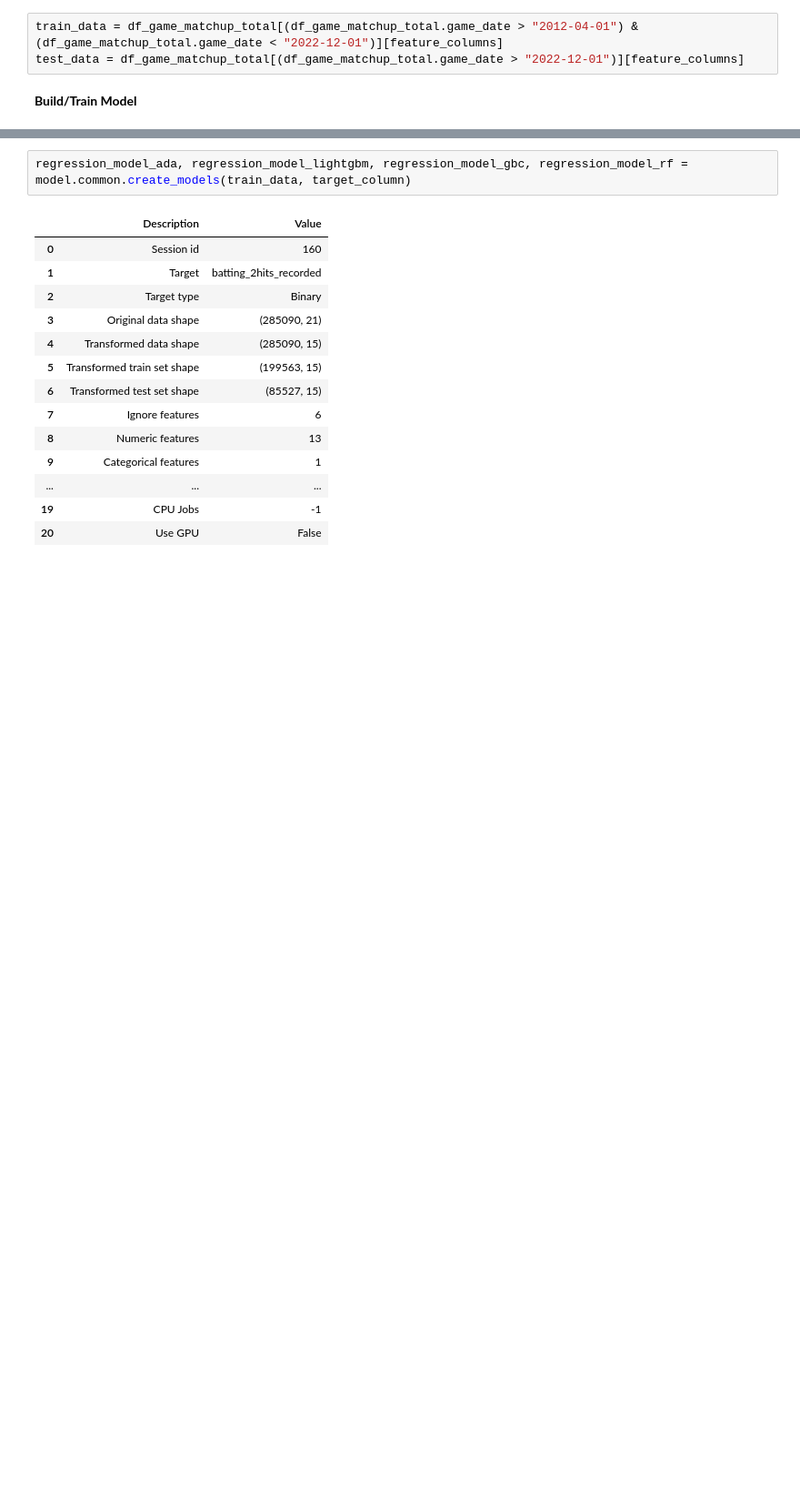
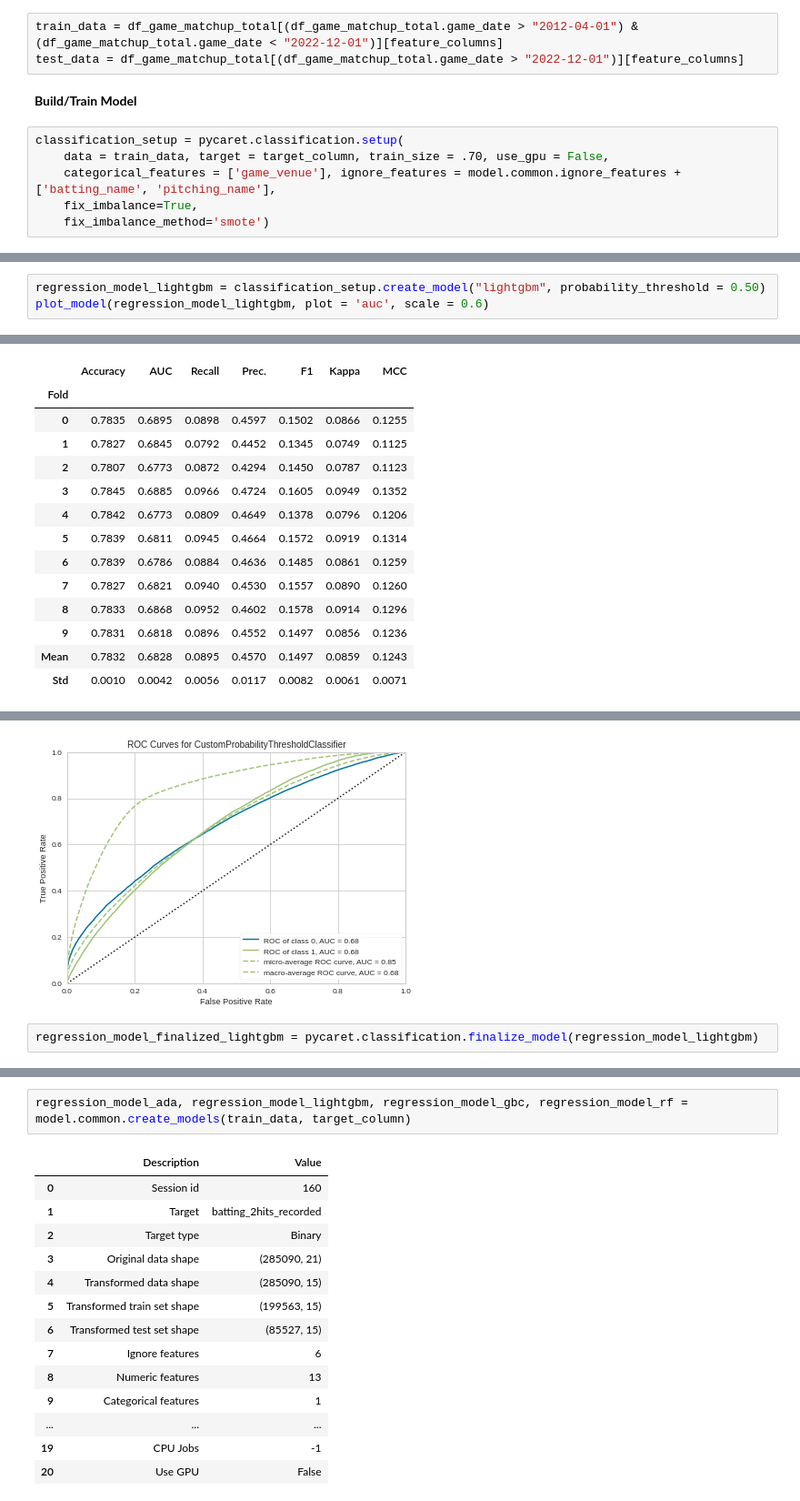
Before and after one commit to sculd/mlb-props, a Jupyter notebook: model_2hits_training_run.ipynb, the cells around one changed output, grey strips where cells are left out. Shown at 91% size. Saved outputs shown, nothing was run; the diff lists cells and outputs as text; blank space fills up the shorter version.

```diff
--- a/model_2hits_training_run.ipynb
+++ b/model_2hits_training_run.ipynb
@@ -43,3 +35,9 @@ train_data = df_game_matchup_total[(df_game_matchup_total.game_date > "2012-04-0
 test_data = df_game_matchup_total[(df_game_matchup_total.game_date > "2022-12-01")][feature_columns]
 # %% [markdown]
 **Build/Train Model**
+# %%
+classification_setup = pycaret.classification.setup(
+    data = train_data, target = target_column, train_size = .70, use_gpu = False,
+    categorical_features = ['game_venue'], ignore_features = model.common.ignore_features + ['batting_name', 'pitching_name'],
+    fix_imbalance=True,
+    fix_imbalance_method='smote')
@@ -45,0 +62,4 @@ test_data = df_game_matchup_total[(df_game_matchup_total.game_date > "2022-12-01
+# %%
+regression_model_lightgbm = classification_setup.create_model("lightgbm", probability_threshold = 0.50)
+plot_model(regression_model_lightgbm, plot = 'auc', scale = 0.6)
+# %% [output]
@@ -45,0 +67,14 @@ test_data = df_game_matchup_total[(df_game_matchup_total.game_date > "2022-12-01
+|  | Accuracy | AUC | Recall | Prec. | F1 | Kappa | MCC |
+| Fold |  |  |  |  |  |  |  |
+| 0 | 0.7835 | 0.6895 | 0.0898 | 0.4597 | 0.1502 | 0.0866 | 0.1255 |
+| 1 | 0.7827 | 0.6845 | 0.0792 | 0.4452 | 0.1345 | 0.0749 | 0.1125 |
+| 2 | 0.7807 | 0.6773 | 0.0872 | 0.4294 | 0.1450 | 0.0787 | 0.1123 |
+| 3 | 0.7845 | 0.6885 | 0.0966 | 0.4724 | 0.1605 | 0.0949 | 0.1352 |
+| 4 | 0.7842 | 0.6773 | 0.0809 | 0.4649 | 0.1378 | 0.0796 | 0.1206 |
+| 5 | 0.7839 | 0.6811 | 0.0945 | 0.4664 | 0.1572 | 0.0919 | 0.1314 |
+| 6 | 0.7839 | 0.6786 | 0.0884 | 0.4636 | 0.1485 | 0.0861 | 0.1259 |
+| 7 | 0.7827 | 0.6821 | 0.0940 | 0.4530 | 0.1557 | 0.0890 | 0.1260 |
+| 8 | 0.7833 | 0.6868 | 0.0952 | 0.4602 | 0.1578 | 0.0914 | 0.1296 |
+| 9 | 0.7831 | 0.6818 | 0.0896 | 0.4552 | 0.1497 | 0.0856 | 0.1236 |
+| Mean | 0.7832 | 0.6828 | 0.0895 | 0.4570 | 0.1497 | 0.0859 | 0.1243 |
+| Std | 0.0010 | 0.0042 | 0.0056 | 0.0117 | 0.0082 | 0.0061 | 0.0071 |
@@ -45,0 +83,3 @@ test_data = df_game_matchup_total[(df_game_matchup_total.game_date > "2022-12-01
+[figure, added]
+# %%
+regression_model_finalized_lightgbm = pycaret.classification.finalize_model(regression_model_lightgbm)
```
Also changed, not shown: parts of 4 cells of this notebook, 14 other files.
